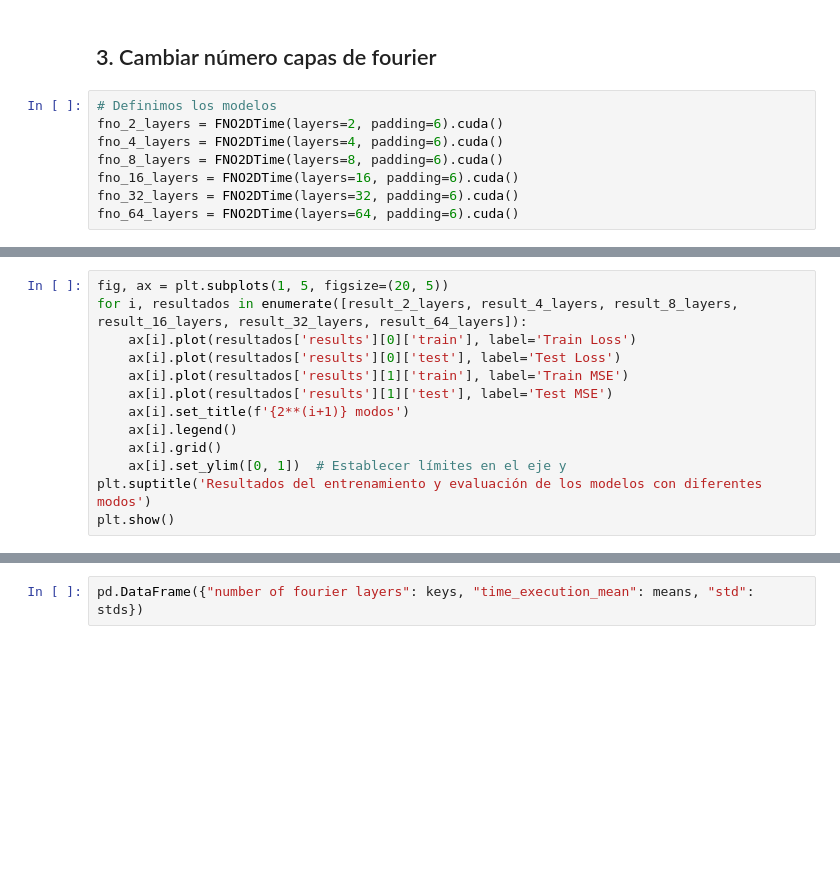
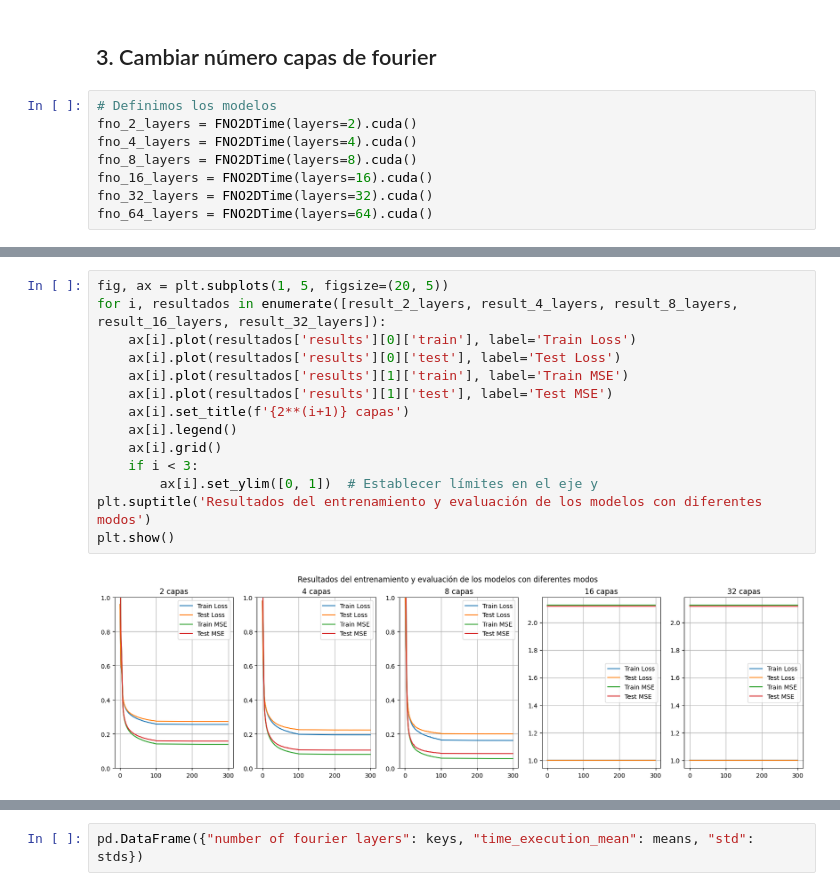
Before and after one commit to abelsr/Fourier-Neural-Operator, a Jupyter notebook: notebooks/experimentos-con-fno.ipynb, the cells around one changed output, grey strips where cells are left out. Cells and saved outputs as stored; diff of their text form; blank space fills up the shorter version.

```diff
--- a/notebooks/experimentos-con-fno.ipynb
+++ b/notebooks/experimentos-con-fno.ipynb
@@ -461,11 +477,11 @@ torch.save(model_40_width, "./models/model_40_width_64x64.pt")
 ## 3. Cambiar número capas de fourier <a id="capas"></a>
 # %%
 # Definimos los modelos
-fno_2_layers = FNO2DTime(layers=2, padding=6).cuda()
-fno_4_layers = FNO2DTime(layers=4, padding=6).cuda()
-fno_8_layers = FNO2DTime(layers=8, padding=6).cuda()
-fno_16_layers = FNO2DTime(layers=16, padding=6).cuda()
-fno_32_layers = FNO2DTime(layers=32, padding=6).cuda()
-fno_64_layers = FNO2DTime(layers=64, padding=6).cuda()
+fno_2_layers = FNO2DTime(layers=2).cuda()
+fno_4_layers = FNO2DTime(layers=4).cuda()
+fno_8_layers = FNO2DTime(layers=8).cuda()
+fno_16_layers = FNO2DTime(layers=16).cuda()
+fno_32_layers = FNO2DTime(layers=32).cuda()
+fno_64_layers = FNO2DTime(layers=64).cuda()
 # %%
 result_2_layers = train.train_model(fno_2_layers, train_loader, test_data_loader, device=device, epochs=300, timer=True)
@@ -477,15 +535,18 @@ result_64_layers = train.train_model(fno_64_layers, train_loader, test_data_load
 # %%
 fig, ax = plt.subplots(1, 5, figsize=(20, 5))
-for i, resultados in enumerate([result_2_layers, result_4_layers, result_8_layers, result_16_layers, result_32_layers, result_64_layers]):
+for i, resultados in enumerate([result_2_layers, result_4_layers, result_8_layers, result_16_layers, result_32_layers]):
     ax[i].plot(resultados['results'][0]['train'], label='Train Loss')
     ax[i].plot(resultados['results'][0]['test'], label='Test Loss')
     ax[i].plot(resultados['results'][1]['train'], label='Train MSE')
     ax[i].plot(resultados['results'][1]['test'], label='Test MSE')
-    ax[i].set_title(f'{2**(i+1)} modos')
+    ax[i].set_title(f'{2**(i+1)} capas')
     ax[i].legend()
     ax[i].grid()
-    ax[i].set_ylim([0, 1])  # Establecer límites en el eje y
+    if i < 3:
+        ax[i].set_ylim([0, 1])  # Establecer límites en el eje y
 plt.suptitle('Resultados del entrenamiento y evaluación de los modelos con diferentes modos')
 plt.show()
+# %% [output]
+[figure, added]
 # %%
 fig, ax = plt.subplots(1, 1, figsize=(10, 5))
```
Also changed, not shown: parts of 33 cells of this notebook, 1 other file.
